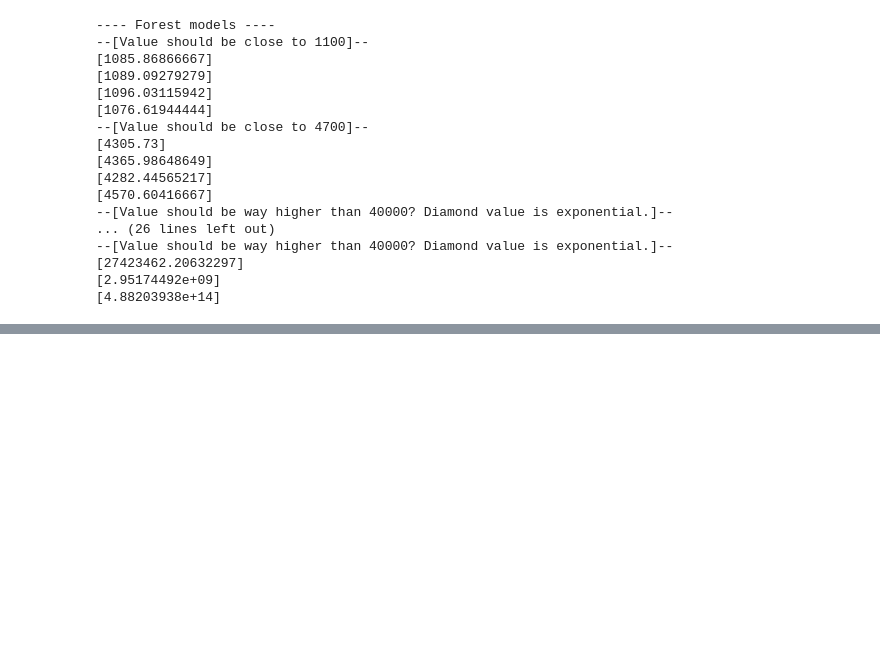
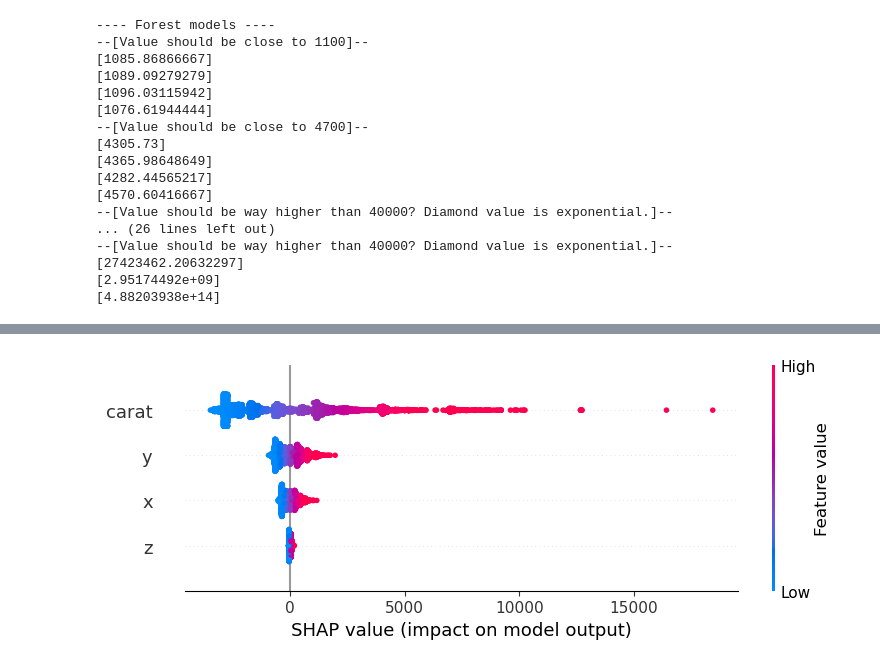
Before and after one commit to TeaDrinkingProgrammer/hcai, a Jupyter notebook: model-building/Diamond model.ipynb, the cells around one changed output, grey strips where cells are left out. Cells and saved outputs as stored; diff of their text form; code cells hidden in the pictures; blank space fills up the shorter version.

```diff
--- a/model-building/Diamond model.ipynb
+++ b/model-building/Diamond model.ipynb
@@ -766,0 +954,4 @@ https://scikit-learn.org/stable/model_persistence.html#security-maintainability-
+# %%
+shap.summary_plot(linear_shap_values, X_test, feature_names=['carat', 'x', 'y', 'z'])
+# %% [output]
+[figure, added]
```
Also changed, not shown: parts of 13 cells of this notebook, 10 other files.
